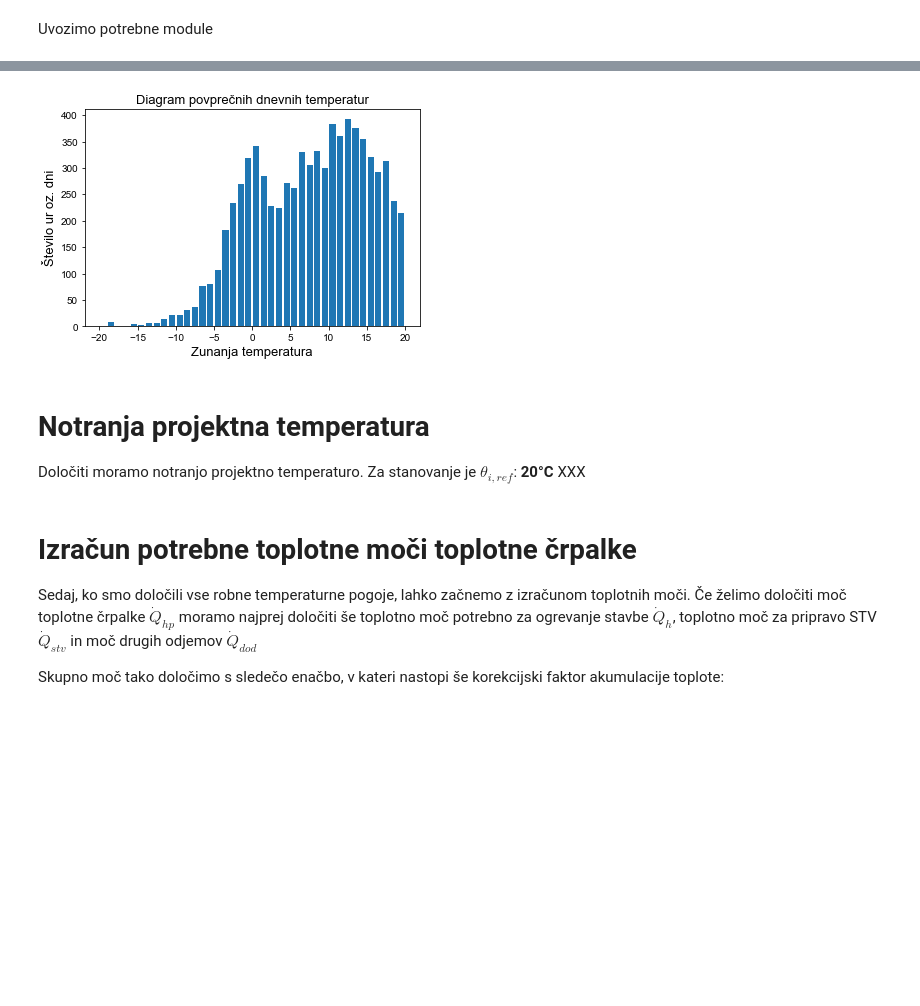
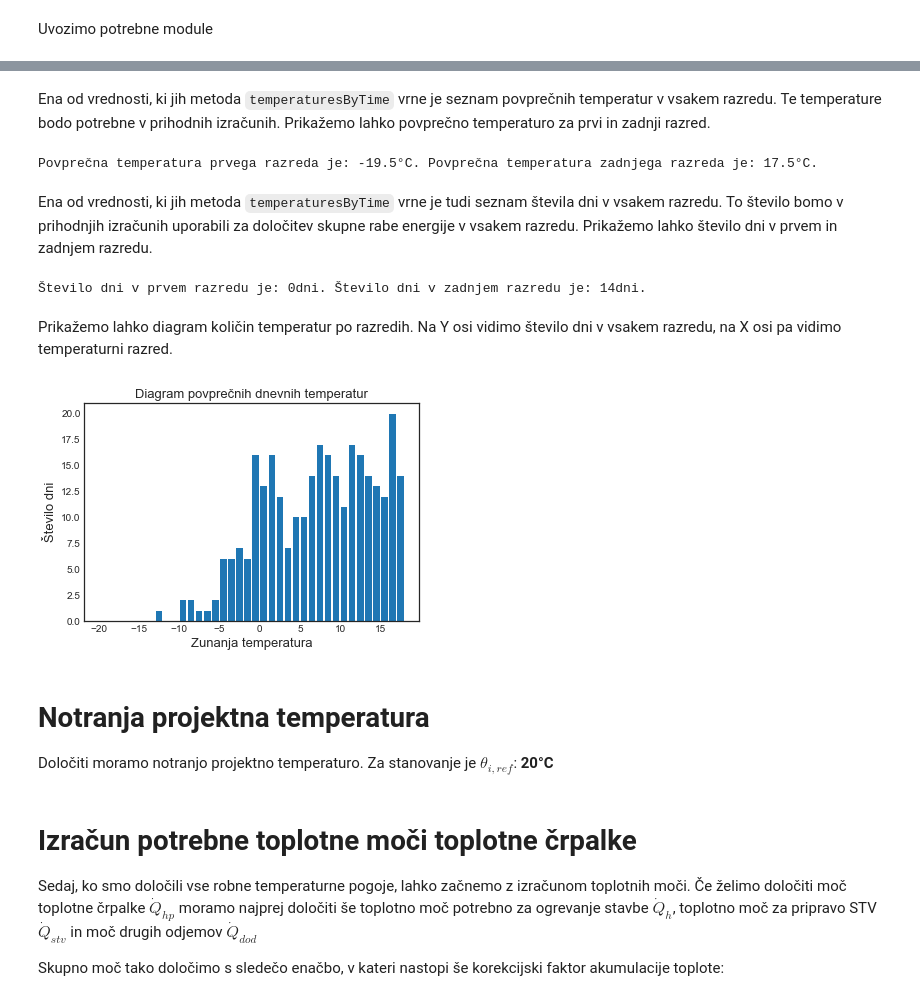
Before and after one commit to ezvr/TC, a Jupyter notebook: Poročilo.ipynb, the cells around one changed output, grey strips where cells are left out. Saved outputs shown, nothing was run; the diff lists cells and outputs as text; code cells hidden in the pictures; blank space fills up the shorter version.

```diff
--- a/Poročilo.ipynb
+++ b/Poročilo.ipynb
@@ -31,3 +31,2 @@ import zModel
 # %%
-razredi = list(map(lambda x: ( x, x+1 ) , list(range(-20,20,1))))
-razredi
+razredi = list(map(lambda x: ( x, x+1 ) , list(range(-20,18,1))))
@@ -54,27 +41,44 @@ Prikažemo lahko količine temperatur po razredih.
+# %%
+CSVfile = 'meteorological_year_letalisce-jp-ljubljana-1.csv'
+# %% [markdown]
+Ena od vrednosti, ki jih metoda `temperaturesByTime` vrne je seznam povprečnih temperatur v vsakem razredu. Te temperature bodo potrebne v prihodnih izračunih. Prikažemo lahko povprečno temperaturo za prvi in zadnji razred.
+# %%
+thetaed = np.array(zModel.temperaturesByTime(razredi, CSVfile, returnShape='temperature'))
+print(f'Povprečna temperatura prvega razreda je: {thetaed[0]}°C. Povprečna temperatura zadnjega razreda je: {thetaed[-1]}°C.')
+# %% [output]
+Povprečna temperatura prvega razreda je: -19.5°C. Povprečna temperatura zadnjega razreda je: 17.5°C.
+# %% [markdown]
+Ena od vrednosti, ki jih metoda `temperaturesByTime` vrne je tudi seznam števila dni v vsakem  razredu. To število bomo v prihodnjih izračunih uporabili za določitev skupne rabe energije v vsakem razredu. Prikažemo lahko število dni v prvem in zadnjem razredu.
+# %%
+thetaedtime = np.array(zModel.temperaturesByTime(razredi, CSVfile,returnShape='time'))
+print(f'Število dni v prvem razredu je: {thetaedtime[0]}dni. Število dni v zadnjem razredu je: {thetaedtime[-1]}dni.')
+# %% [output]
+Število dni v prvem razredu je: 0dni. Število dni v zadnjem razredu je: 14dni.
+# %% [markdown]
+Prikažemo lahko diagram količin temperatur po razredih. Na Y osi vidimo število dni v vsakem razredu, na X osi pa vidimo temperaturni razred.
 # %%
 def displayTemperatureByTime():
     # Get the data
-    data = zModel.temperaturesByTime(razredi,'meteorological_year_letalisce-jp-ljubljana-1.csv',method='hourly')
+    data = zModel.temperaturesByTime(razredi,CSVfile)
     x = list(map(lambda x: x[0], data))
     y = list(map(lambda x: x[1], data))
     # Create bars
     plt.bar(x, y)
     # Add axis titles
     plt.xlabel('Zunanja temperatura', fontsize='13', horizontalalignment='center')
-    plt.ylabel('Število ur oz. dni', fontsize='13', horizontalalignment='center')
+    plt.ylabel('Število dni', fontsize='13', horizontalalignment='center')
     plt.title('Diagram povprečnih dnevnih temperatur', fontsize='13')
     # Add design
     plt.style.use('seaborn-white')
     # Show graphic
     plt.show()
 displayTemperatureByTime()
 # %% [output]
-[figure, old version]
+[figure, new version]
 # %% [markdown]
 # Notranja projektna temperatura
 
 Določiti moramo notranjo projektno temperaturo. Za stanovanje je $\theta_{i, ref}$: **20°C**
-XXX
 # %%
 thetairef = 20 #°C
 # %% [markdown]
```
Also changed, not shown: parts of 46 cells of this notebook, 1 other file.
